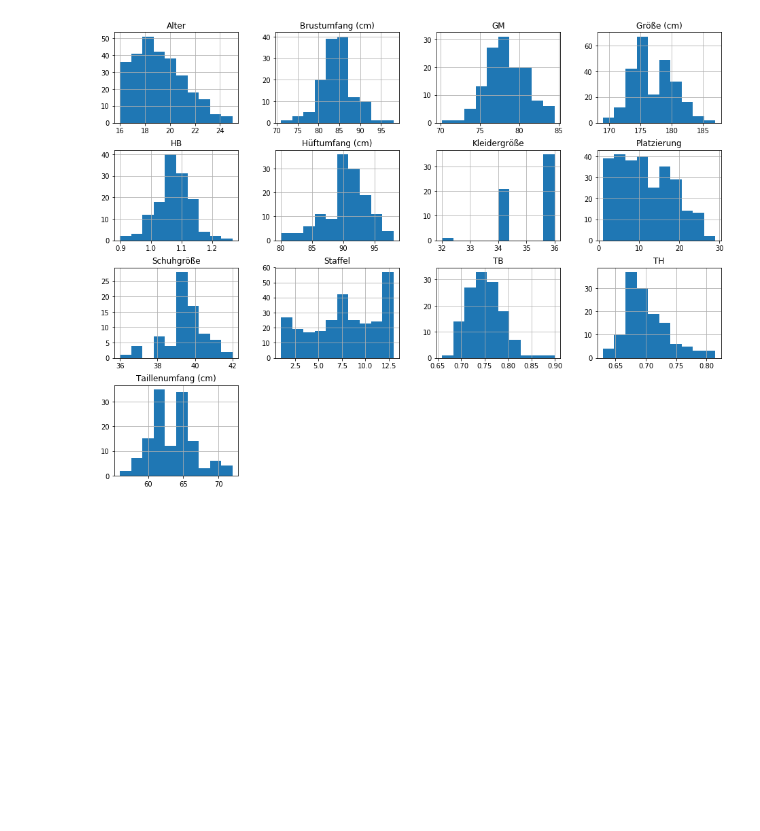
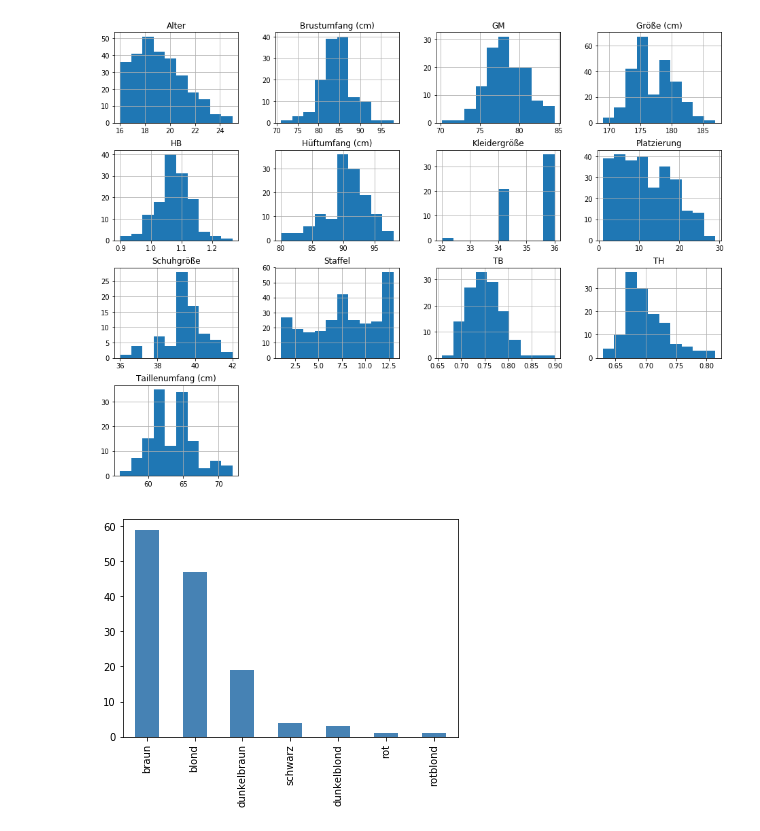
Before and after one commit to hamiltonian/GNTM, a Jupyter notebook: jupyter/GNTM Survival Analysis.ipynb, the cells around one changed output. Saved outputs shown, nothing was run; the diff lists cells and outputs as text; code cells hidden in the pictures; blank space fills up the shorter version.

```diff
--- a/jupyter/GNTM Survival Analysis.ipynb
+++ b/jupyter/GNTM Survival Analysis.ipynb
@@ -65,3 +65,8 @@ data.head()
 data.hist(figsize=(16,12), bins=10);
 # %% [output]
 [figure]
+# %%
+# Nominale Attribute plotten
+data['Haarfarbe'].value_counts().plot.bar(color='steelblue');
+# %% [output]
+[figure, added]
```
Also changed, not shown: parts of 5 cells of this notebook.
